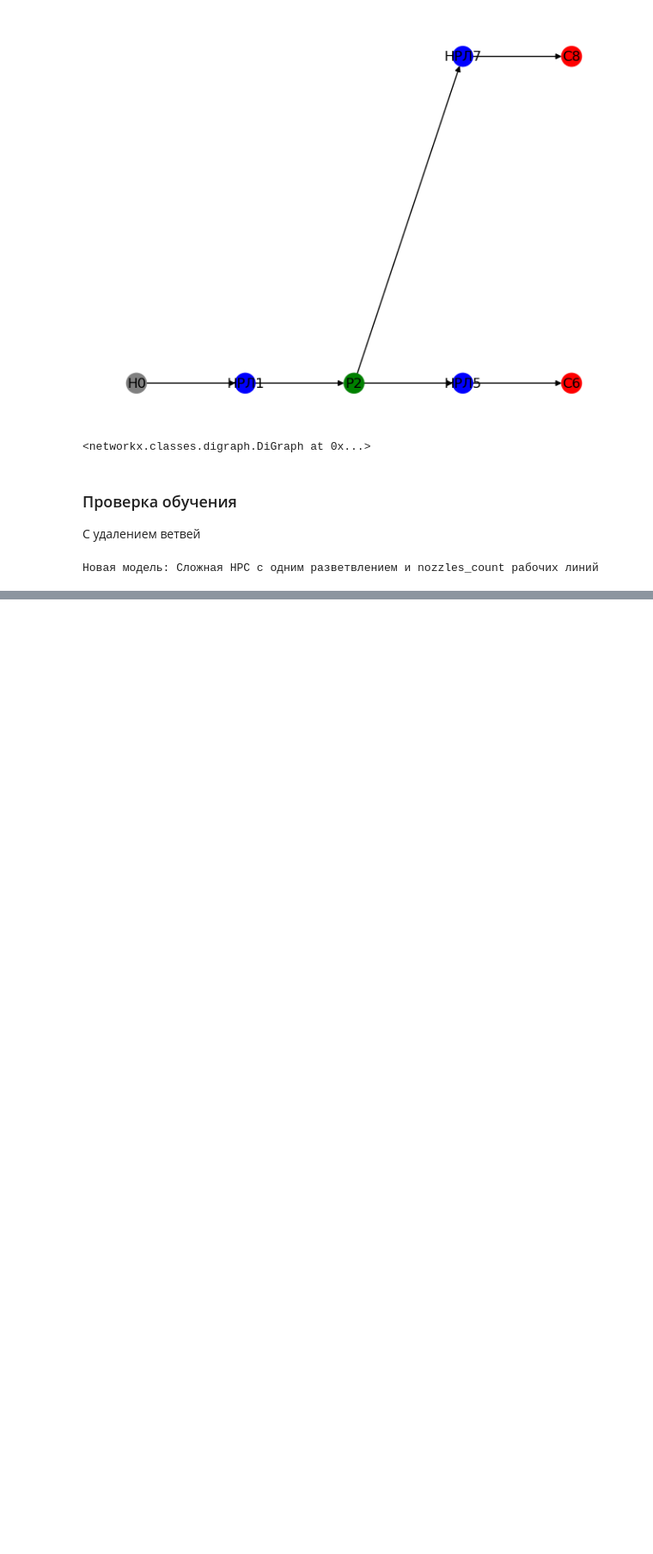
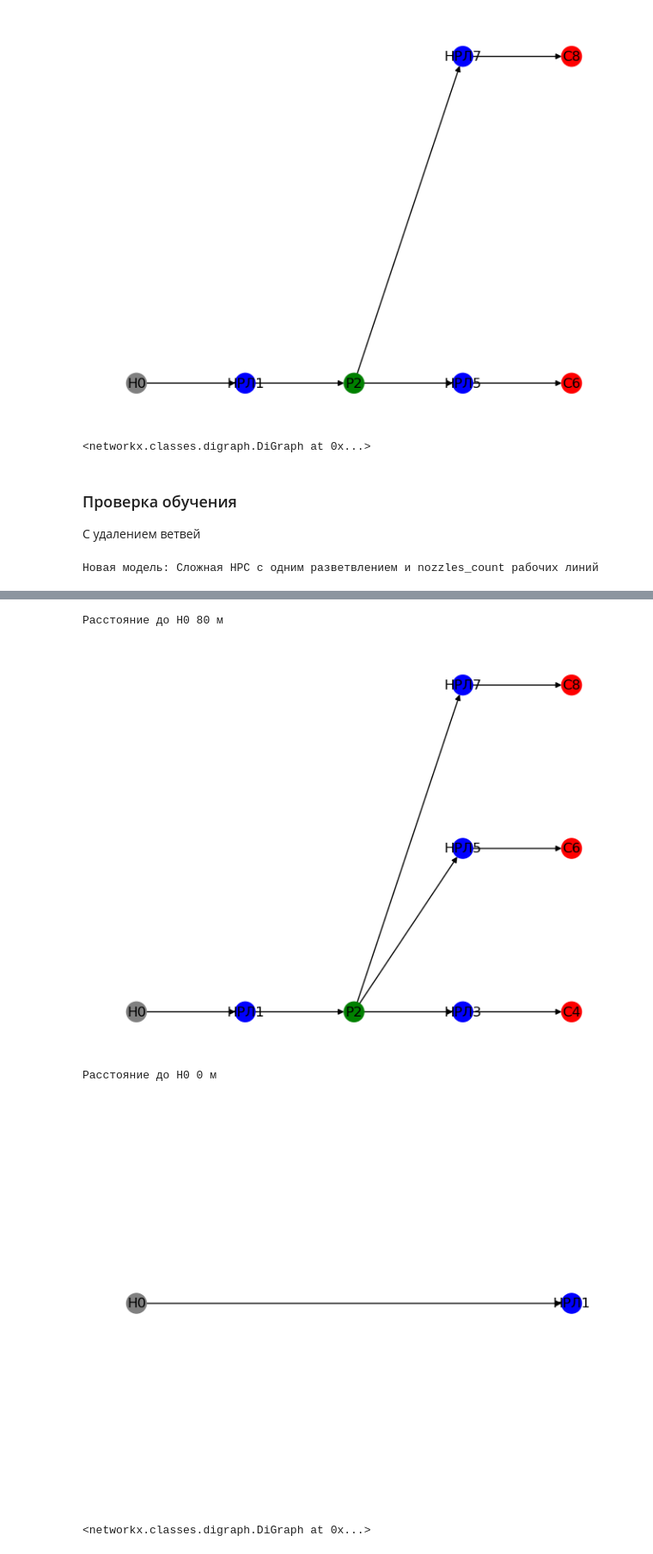
Before and after one commit to Obsidian-pb/NRS_modeller, a Jupyter notebook: workFolder/ga3.ipynb, the cells around one changed output, grey strips where cells are left out. Shown: that part at 86% size. Cells and saved outputs as stored; diff of their text form; code cells hidden in the pictures; blank space fills up the shorter version.

```diff
--- a/workFolder/ga3.ipynb
+++ b/workFolder/ga3.ipynb
@@ -837,7 +841,7 @@ model = Presets.single_splitter(3)
 # %% [output]
 Новая модель: Сложная НРС с одним разветвлением и nozzles_count рабочих линий
 # %%
-aims = {'Q':15, '38дв':0, '51нп':0, '89':0,'110': 0, '150': 0, '200': 0, '225': 0, '250': 0, '300': 0, 'min_L': 400, 'max_L': 400}
+aims = {'Q':15, '38дв':0, '51нп':0, '89':0,'110': 0, '150': 10, '200': 0, '225': 0, '250': 0, '300': 0, 'min_L': 800, 'max_L': 800}
 
 curQ = Appraiser.evaluate(Appraiser.metrics(model), aims)
 for i in range(2000):
@@ -907,0 +1072,9 @@ Q       15.0289238350133
+# %%
+print_NRS_graph(model)
+print_NRS_graph(branch)
+# %% [output]
+Расстояние до Н0 80 м
+[figure, added]
+Расстояние до Н0 0 м
+[figure, added]
+<networkx.classes.digraph.DiGraph at 0x...>
```
Also changed, not shown: parts of 15 cells of this notebook, 2 other files.
